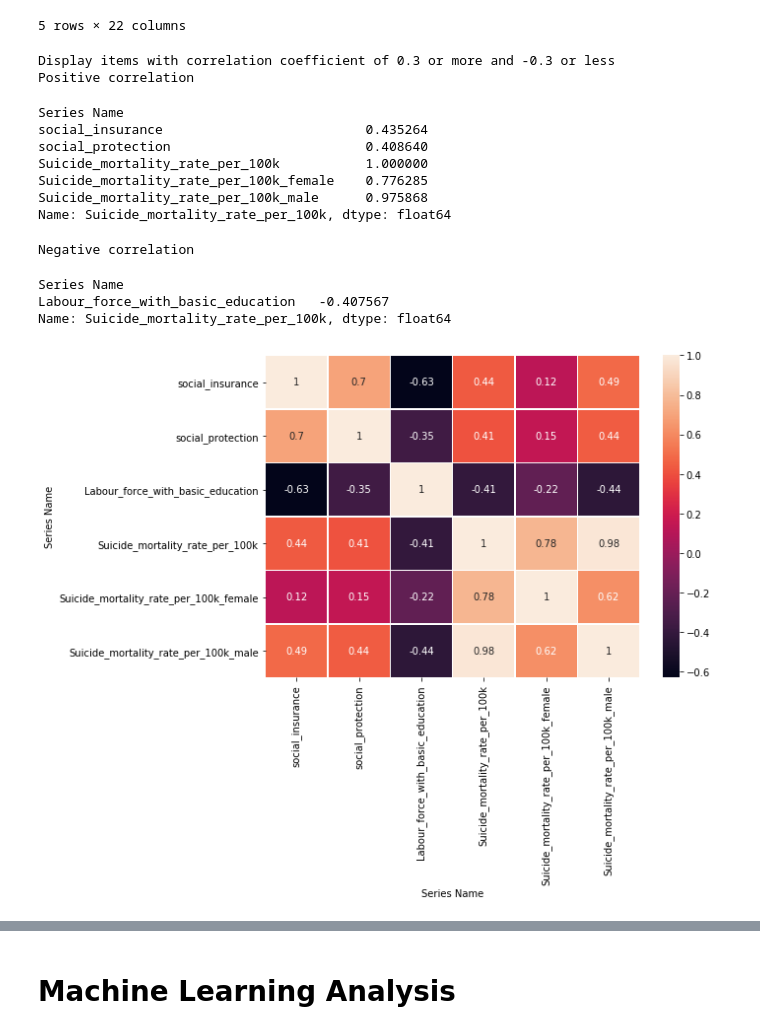
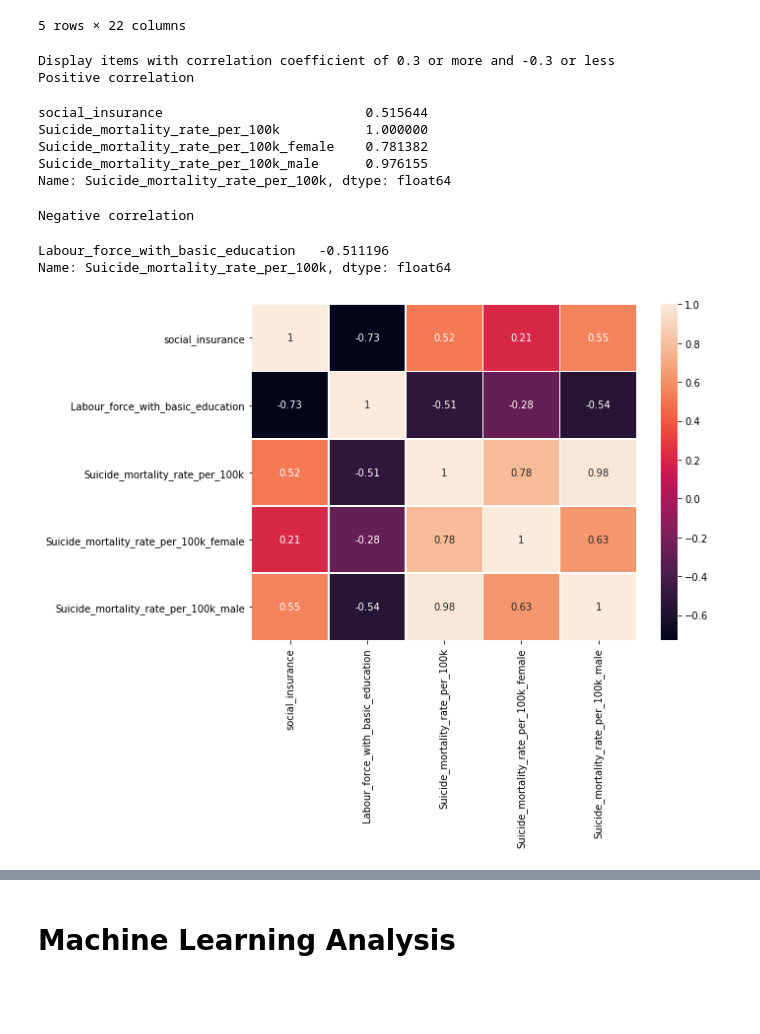
Before and after one commit to ermiasgelaye/Mental-Health-Predictor, a Jupyter notebook: machine_learning_analysis.ipynb, the cells around one changed output, grey strips where cells are left out. Cells and saved outputs as stored; diff of their text form; code cells hidden in the pictures; blank space fills up the shorter version.

```diff
--- a/machine_learning_analysis.ipynb
+++ b/machine_learning_analysis.ipynb
@@ -203,42 +202,39 @@ indicator_cleandata.head()
 5 rows × 22 columns
 # %%
 # Before we doing the ML we tried to see If there is any coorelation between factors on "Suicide_mortality_rate_per_100k"
-indicator_corr= pd.get_dummies(df).corr()
+indicator_corr= pd.get_dummies(indicator_cleandata).corr()
 indicator_corr_treatment= indicator_corr["Suicide_mortality_rate_per_100k"]
 
 print("Display items with correlation coefficient of 0.3 or more and -0.3 or less")
 # Get values with a correlation coefficient of 0.2 or more and -0.2 or less
 target_cc_value = 0.4
 
 print("Positive correlation")
 display(indicator_corr_treatment[indicator_corr_treatment >= target_cc_value])
 print("Negative correlation")
 display(indicator_corr_treatment[indicator_corr_treatment <= (-1*target_cc_value)])
 
 df_indexs = indicator_corr[(indicator_corr["Suicide_mortality_rate_per_100k"] >= target_cc_value) | (indicator_corr["Suicide_mortality_rate_per_100k"] <= (-1 * target_cc_value))].index
 
 #print(indicator_corr)
 df_cc_target=indicator_corr.loc[df_indexs,df_indexs]
 plt.figure(figsize=(10, 8)) #heatmap size
 sns.heatmap(df_cc_target, annot=True, linewidths=.5)
 plt.savefig("static/images/corr.png", bbox_inches = "tight")
 plt.tight_layout()
 plt.show()
 # %% [output]
 Display items with correlation coefficient of 0.3 or more and -0.3 or less
 Positive correlation
-Series Name
-social_insurance                          0.435264
-social_protection                         0.408640
+social_insurance                          0.515644
 Suicide_mortality_rate_per_100k           1.000000
-Suicide_mortality_rate_per_100k_female    0.776285
-Suicide_mortality_rate_per_100k_male      0.975868
+Suicide_mortality_rate_per_100k_female    0.781382
+Suicide_mortality_rate_per_100k_male      0.976155
 Name: Suicide_mortality_rate_per_100k, dtype: float64
 Negative correlation
-Series Name
-Labour_force_with_basic_education   -0.407567
+Labour_force_with_basic_education   -0.511196
 Name: Suicide_mortality_rate_per_100k, dtype: float64
-[figure, old version]
+[figure, new version]
 # %%
 g = sns.pairplot(df_cc_target)
 g.map_upper(sns.scatterplot, s=100,color = 'darkred')
```
Also changed, not shown: parts of 5 cells of this notebook, 2 other files.
